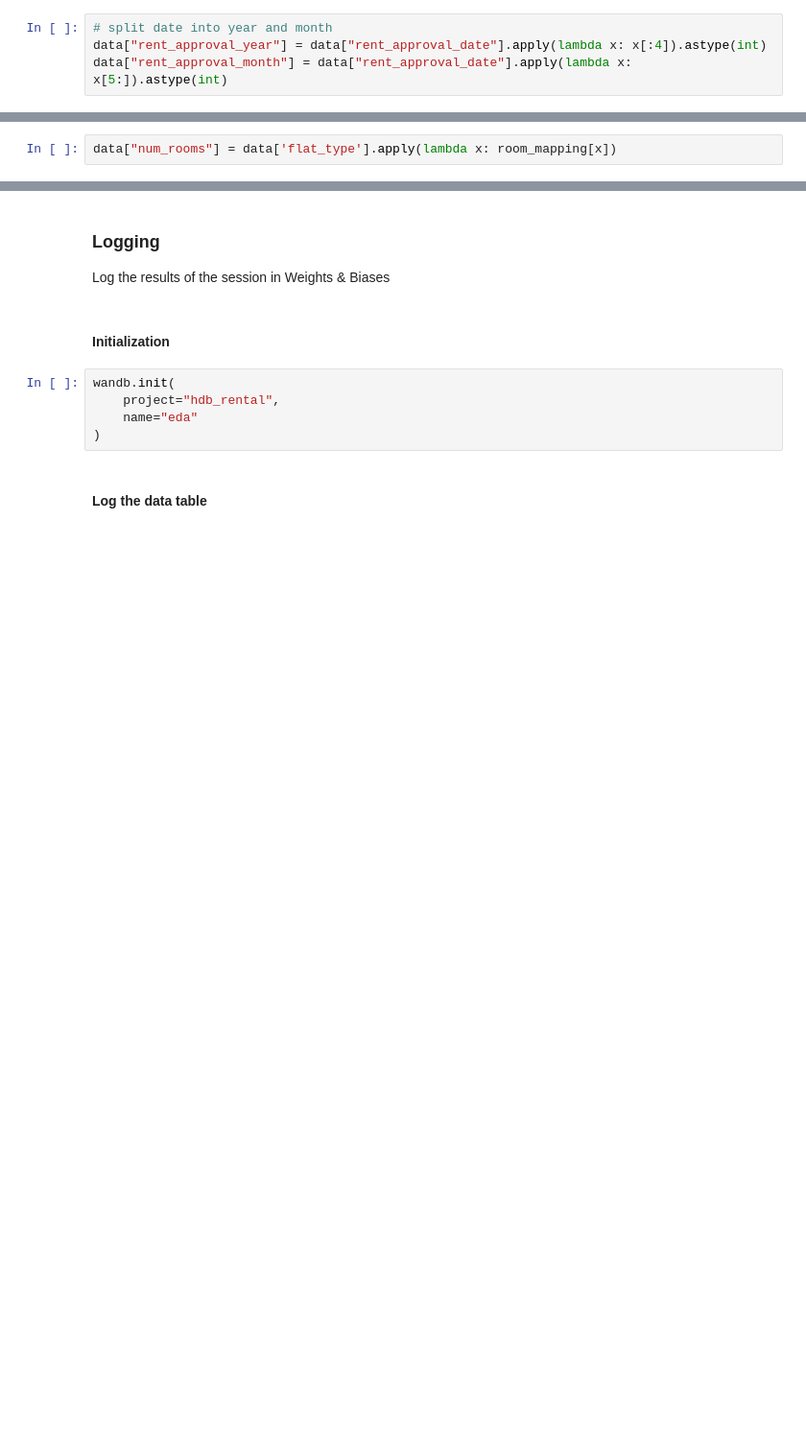
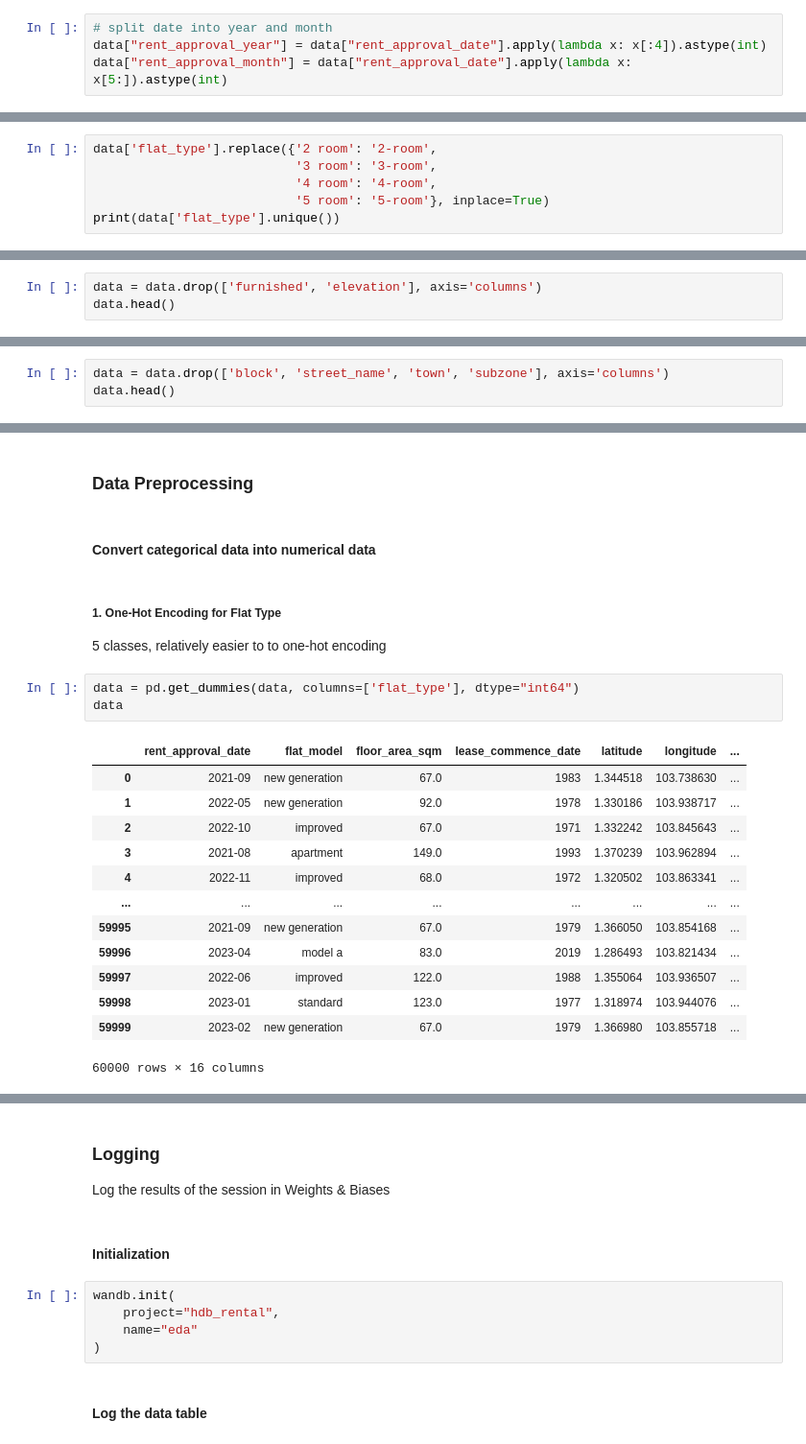
Before and after one commit to benhgm/cs5228_flat_rental, a Jupyter notebook: eda.ipynb, the cells around one changed output, grey strips where cells are left out. Shown at 96% size. Saved outputs shown, nothing was run; the diff lists cells and outputs as text; blank space fills up the shorter version.

Commit message:
preprocessing steps added

```diff
--- a/eda.ipynb
+++ b/eda.ipynb
@@ -167,2 +181,0 @@ room_mapping = {
-# %%
-data["num_rooms"] = data['flat_type'].apply(lambda x: room_mapping[x])
@@ -168,0 +184,6 @@ data["num_rooms"] = data['flat_type'].apply(lambda x: room_mapping[x])
+# %%
+data['flat_type'].replace({'2 room': '2-room',
+                           '3 room': '3-room',
+                           '4 room': '4-room',
+                           '5 room': '5-room'}, inplace=True)
+print(data['flat_type'].unique())
@@ -168,0 +194,3 @@ data["num_rooms"] = data['flat_type'].apply(lambda x: room_mapping[x])
+# %%
+data = data.drop(['furnished', 'elevation'], axis='columns')
+data.head()
@@ -168,0 +210,3 @@ data["num_rooms"] = data['flat_type'].apply(lambda x: room_mapping[x])
+# %%
+data = data.drop(['block', 'street_name', 'town', 'subzone'], axis='columns')
+data.head()
@@ -188,0 +265,24 @@ data
+# %% [markdown]
+### Data Preprocessing
+# %% [markdown]
+#### Convert categorical data into numerical data
+# %% [markdown]
+##### 1. One-Hot Encoding for Flat Type
+5 classes, relatively easier to to one-hot encoding
+# %%
+data = pd.get_dummies(data, columns=['flat_type'], dtype="int64")
+data
+# %% [output]
+|  | rent_approval_date | flat_model | floor_area_sqm | lease_commence_date | latitude | longitude | ... |
+| 0 | 2021-09 | new generation | 67.0 | 1983 | 1.344518 | 103.738630 | ... |
+| 1 | 2022-05 | new generation | 92.0 | 1978 | 1.330186 | 103.938717 | ... |
+| 2 | 2022-10 | improved | 67.0 | 1971 | 1.332242 | 103.845643 | ... |
+| 3 | 2021-08 | apartment | 149.0 | 1993 | 1.370239 | 103.962894 | ... |
+| 4 | 2022-11 | improved | 68.0 | 1972 | 1.320502 | 103.863341 | ... |
+| ... | ... | ... | ... | ... | ... | ... | ... |
+| 59995 | 2021-09 | new generation | 67.0 | 1979 | 1.366050 | 103.854168 | ... |
+| 59996 | 2023-04 | model a | 83.0 | 2019 | 1.286493 | 103.821434 | ... |
+| 59997 | 2022-06 | improved | 122.0 | 1988 | 1.355064 | 103.936507 | ... |
+| 59998 | 2023-01 | standard | 123.0 | 1977 | 1.318974 | 103.944076 | ... |
+| 59999 | 2023-02 | new generation | 67.0 | 1979 | 1.366980 | 103.855718 | ... |
+60000 rows × 16 columns
```
Also changed, not shown: parts of 29 cells of this notebook.
